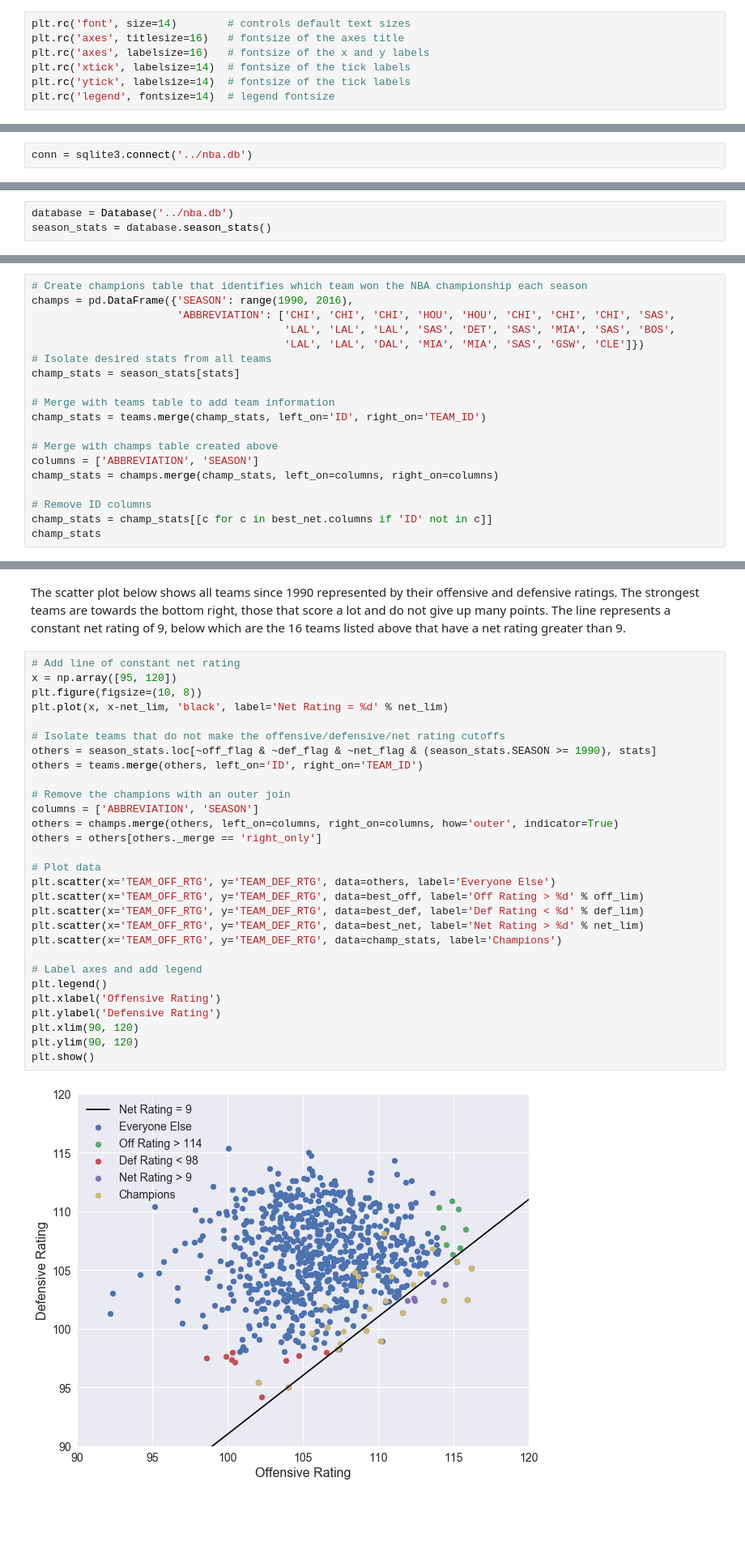
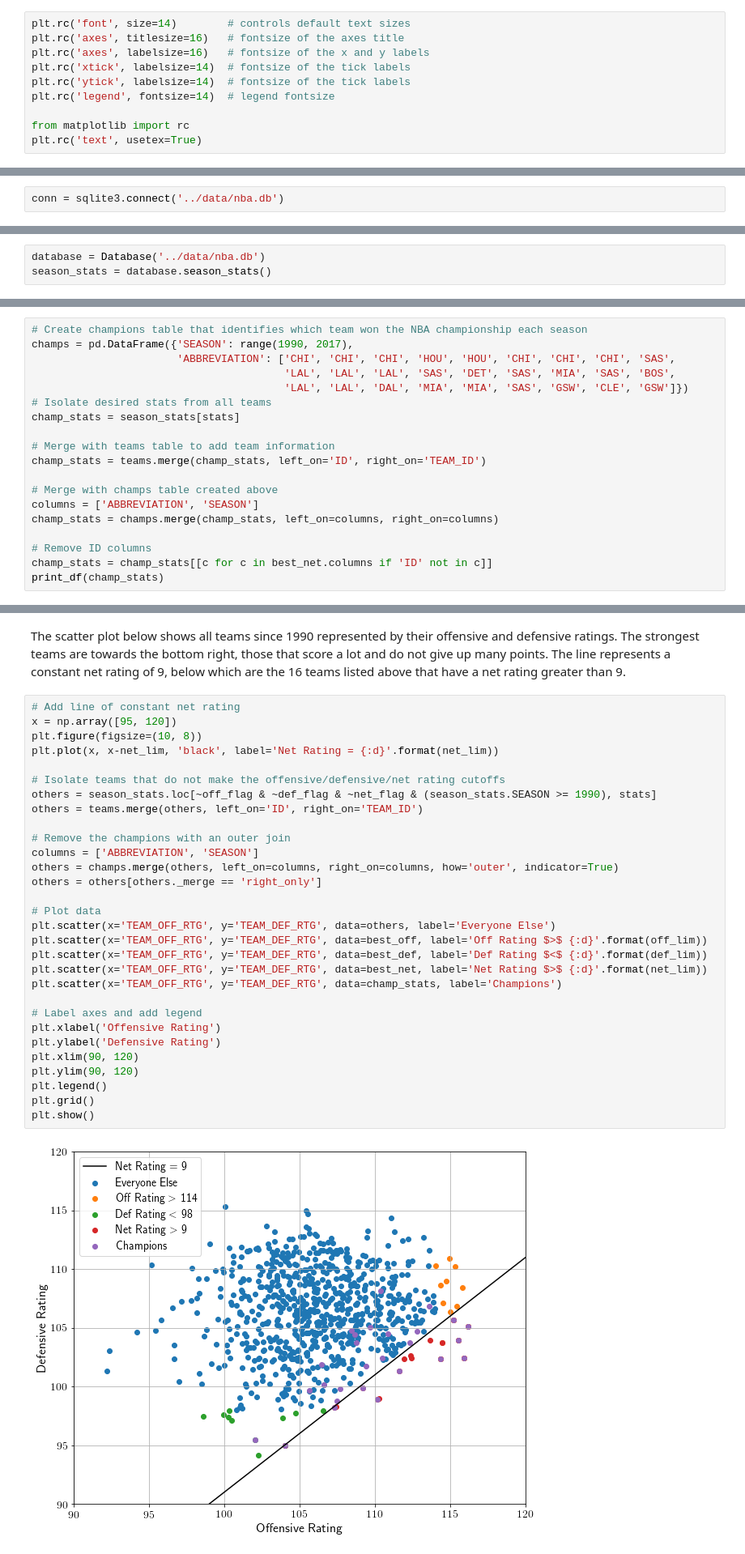
Before and after one commit to cedev935/databall-betting, a Jupyter notebook: notebooks/data-exploration.ipynb, the cells around one changed output, grey strips where cells are left out. Shown: that part at 81% size. Saved outputs shown, nothing was run; the diff lists cells and outputs as text; blank space fills up the shorter version.

Commit message:
Cleanup data exploration notebook

```diff
--- a/notebooks/data-exploration.ipynb
+++ b/notebooks/data-exploration.ipynb
@@ -34,3 +34,6 @@ plt.rc('axes', labelsize=16)   # fontsize of the x and y labels
 plt.rc('xtick', labelsize=14)  # fontsize of the tick labels
 plt.rc('ytick', labelsize=14)  # fontsize of the tick labels
 plt.rc('legend', fontsize=14)  # legend fontsize
+
+from matplotlib import rc
+plt.rc('text', usetex=True)
@@ -37,6 +45,6 @@ plt.rc('legend', fontsize=14)  # legend fontsize
 # %% [markdown]
 We then need to connect to the database generated during the [data wrangling](data-wrangling.md) process.
 # %%
-conn = sqlite3.connect('../nba.db')
+conn = sqlite3.connect('../data/nba.db')
 # %% [markdown]
 Without knowing what two teams are playing, a reasonable baseline prediction is probably that the home team wins. Let's take a look at how often that actually happens in the NBA. The SQL query below calculates the home team's winning percentage since the 1990-91 season and groups the results by season. Specifically, it sums up all occurrences of 'W' in the HOME_WL column and divides by the total number of games in a given season.
@@ -69,7 +109,7 @@ plt.show()
 
 Now let's calculate some advanced stats from the basic box score data. The code below returns a Pandas DataFrame with season-averaged team offensive and defensive ratings (points scored/allowed per 100 possessions), as well as SRS defined during [data wrangling](data-wrangling.md).
 # %%
-database = Database('../nba.db')
+database = Database('../data/nba.db')
 season_stats = database.season_stats()
 # %% [markdown]
 We are first going to look at teams that have some of the best offenses and defenses in NBA history. Since the team stats table includes a team ID that maps to a teams table, we need to pull in the teams table to better identify which teams we are looking at.
@@ -177,10 +220,10 @@ best_net.sort_values(by='TEAM_NET_RTG', ascending=False)
 The following table shows all NBA champions since the 1990-91 season. Not surprisingly, most of the champions have solid net ratings and SRS numbers with the 1995 Bulls shining above all other teams. The weakest champion by these measures is the 1994 Rockets led by hall of famers Hakeem Olajuwon and Clyde Drexler.
 # %%
 # Create champions table that identifies which team won the NBA championship each season
-champs = pd.DataFrame({'SEASON': range(1990, 2016),
+champs = pd.DataFrame({'SEASON': range(1990, 2017),
                        'ABBREVIATION': ['CHI', 'CHI', 'CHI', 'HOU', 'HOU', 'CHI', 'CHI', 'CHI', 'SAS',
                                         'LAL', 'LAL', 'LAL', 'SAS', 'DET', 'SAS', 'MIA', 'SAS', 'BOS',
-                                        'LAL', 'LAL', 'DAL', 'MIA', 'MIA', 'SAS', 'GSW', 'CLE']})
+                                        'LAL', 'LAL', 'DAL', 'MIA', 'MIA', 'SAS', 'GSW', 'CLE', 'GSW']})
 # Isolate desired stats from all teams
 champ_stats = season_stats[stats]
 
@@ -193,5 +236,5 @@ champ_stats = champs.merge(champ_stats, left_on=columns, right_on=columns)
 
 # Remove ID columns
 champ_stats = champ_stats[[c for c in best_net.columns if 'ID' not in c]]
-champ_stats
+print_df(champ_stats)
 # %% [output]
@@ -217,34 +260,35 @@ The scatter plot below shows all teams since 1990 represented by their offensive
 # %%
 # Add line of constant net rating
 x = np.array([95, 120])
 plt.figure(figsize=(10, 8))
-plt.plot(x, x-net_lim, 'black', label='Net Rating = %d' % net_lim)
+plt.plot(x, x-net_lim, 'black', label='Net Rating = {:d}'.format(net_lim))
 
 # Isolate teams that do not make the offensive/defensive/net rating cutoffs
 others = season_stats.loc[~off_flag & ~def_flag & ~net_flag & (season_stats.SEASON >= 1990), stats]
 others = teams.merge(others, left_on='ID', right_on='TEAM_ID')
 
 # Remove the champions with an outer join
 columns = ['ABBREVIATION', 'SEASON']
 others = champs.merge(others, left_on=columns, right_on=columns, how='outer', indicator=True)
 others = others[others._merge == 'right_only']
 
 # Plot data
 plt.scatter(x='TEAM_OFF_RTG', y='TEAM_DEF_RTG', data=others, label='Everyone Else')
-plt.scatter(x='TEAM_OFF_RTG', y='TEAM_DEF_RTG', data=best_off, label='Off Rating > %d' % off_lim)
-plt.scatter(x='TEAM_OFF_RTG', y='TEAM_DEF_RTG', data=best_def, label='Def Rating < %d' % def_lim)
-plt.scatter(x='TEAM_OFF_RTG', y='TEAM_DEF_RTG', data=best_net, label='Net Rating > %d' % net_lim)
+plt.scatter(x='TEAM_OFF_RTG', y='TEAM_DEF_RTG', data=best_off, label='Off Rating $>$ {:d}'.format(off_lim))
+plt.scatter(x='TEAM_OFF_RTG', y='TEAM_DEF_RTG', data=best_def, label='Def Rating $<$ {:d}'.format(def_lim))
+plt.scatter(x='TEAM_OFF_RTG', y='TEAM_DEF_RTG', data=best_net, label='Net Rating $>$ {:d}'.format(net_lim))
 plt.scatter(x='TEAM_OFF_RTG', y='TEAM_DEF_RTG', data=champ_stats, label='Champions')
 
 # Label axes and add legend
-plt.legend()
 plt.xlabel('Offensive Rating')
 plt.ylabel('Defensive Rating')
 plt.xlim(90, 120)
 plt.ylim(90, 120)
+plt.legend()
+plt.grid()
 plt.show()
 # %% [output]
-[figure, old version]
+[figure, new version]
 # %% [markdown]
 ## Team Strength Distribution
 
```
Also changed, not shown: parts of 33 cells of this notebook.
